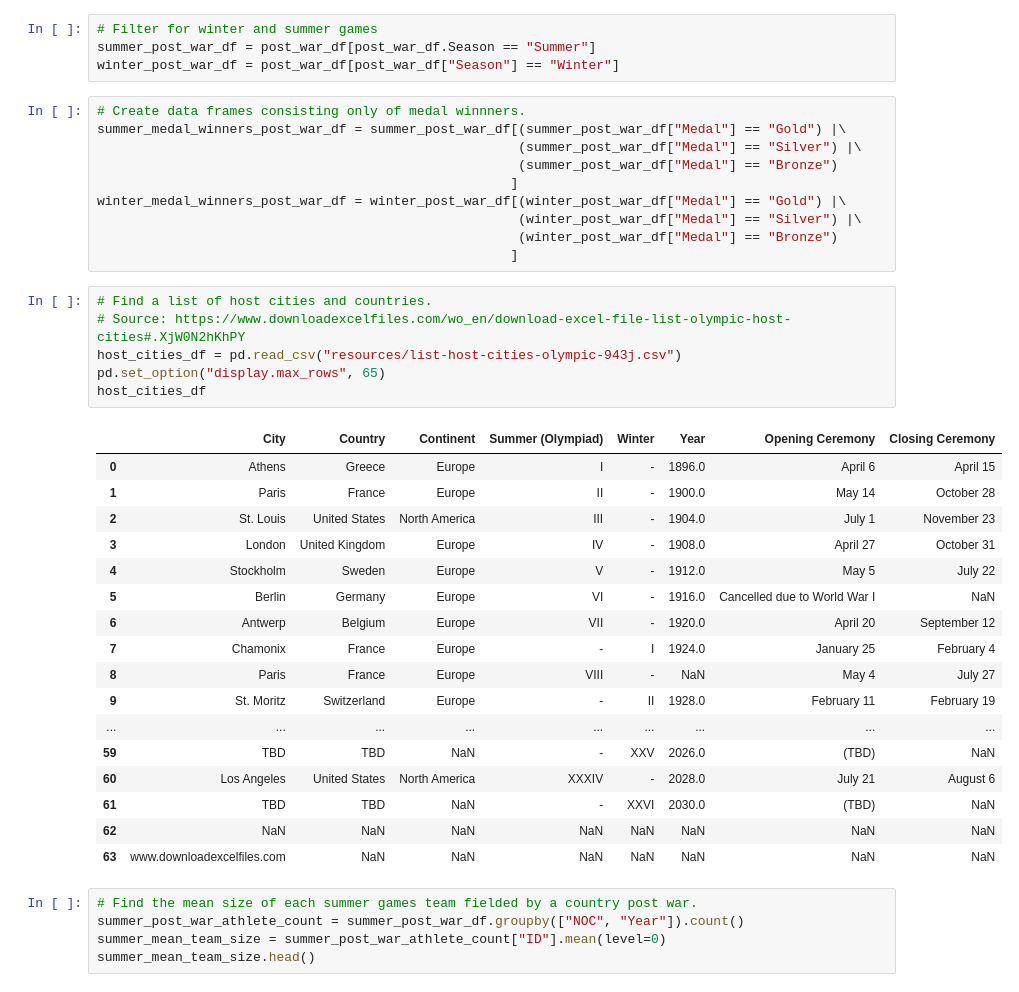
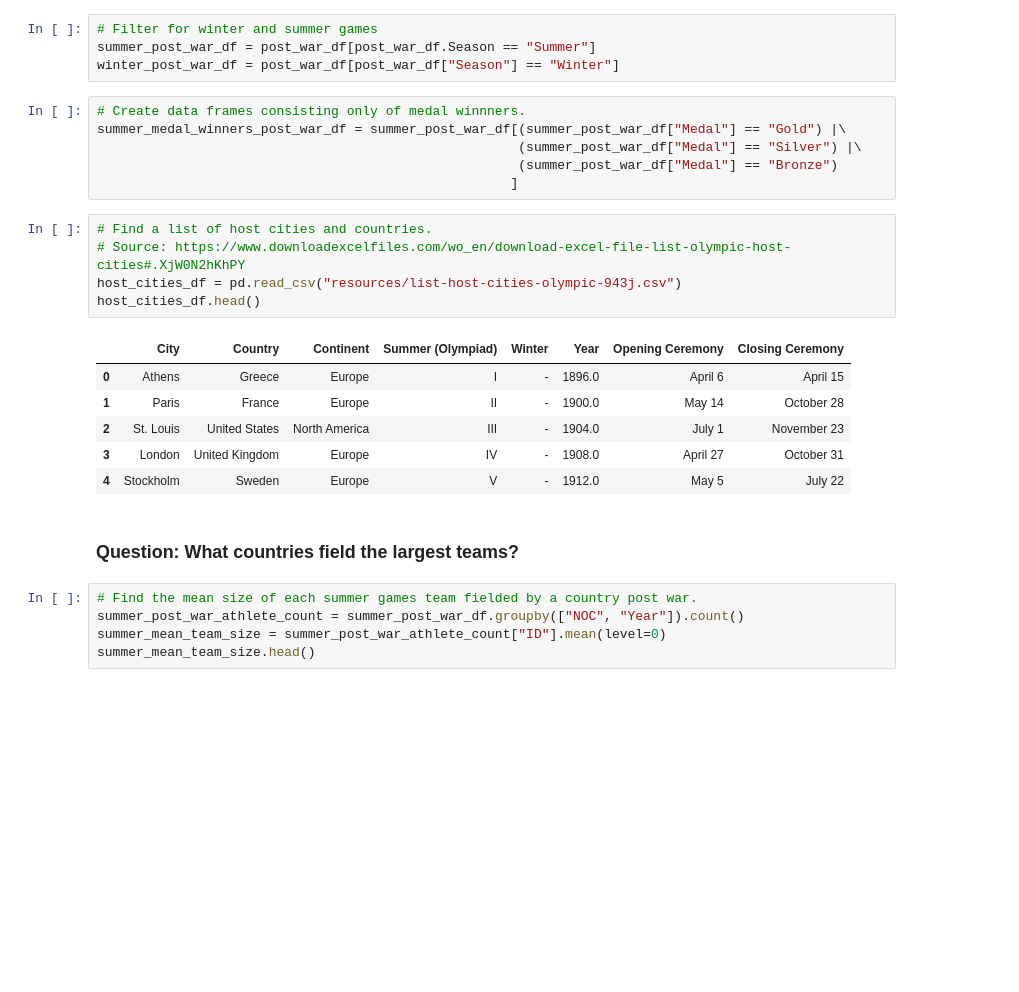
Before and after one commit to tysorensen/project1-group1, a Jupyter notebook: olympic_data_analysis_tdh.ipynb, the cells around one changed output. Drawn from its saved outputs; the diff is of its cells as text; blank space fills up the shorter version.

```diff
--- a/olympic_data_analysis_tdh.ipynb
+++ b/olympic_data_analysis_tdh.ipynb
@@ -33,34 +35,20 @@ summer_medal_winners_post_war_df = summer_post_war_df[(summer_post_war_df["Medal
                                                       (summer_post_war_df["Medal"] == "Silver") |\
                                                       (summer_post_war_df["Medal"] == "Bronze")
                                                      ]
-winter_medal_winners_post_war_df = winter_post_war_df[(winter_post_war_df["Medal"] == "Gold") |\
-                                                      (winter_post_war_df["Medal"] == "Silver") |\
-                                                      (winter_post_war_df["Medal"] == "Bronze")
-                                                     ]
 # %%
 # Find a list of host cities and countries.
 # Source: https://www.downloadexcelfiles.com/wo_en/download-excel-file-list-olympic-host-cities#.XjW0N2hKhPY
 host_cities_df = pd.read_csv("resources/list-host-cities-olympic-943j.csv")
-pd.set_option("display.max_rows", 65)
-host_cities_df
+host_cities_df.head()
 # %% [output]
 |  | City | Country | Continent | Summer (Olympiad) | Winter | Year | Opening Ceremony | Closing Ceremony |
 | 0 | Athens | Greece | Europe | I | - | 1896.0 | April 6 | April 15 |
 | 1 | Paris | France | Europe | II | - | 1900.0 | May 14 | October 28 |
 | 2 | St. Louis | United States | North America | III | - | 1904.0 | July 1 | November 23 |
 | 3 | London | United Kingdom | Europe | IV | - | 1908.0 | April 27 | October 31 |
 | 4 | Stockholm | Sweden | Europe | V | - | 1912.0 | May 5 | July 22 |
-| 5 | Berlin | Germany | Europe | VI | - | 1916.0 | Cancelled due to World War I | NaN |
-| 6 | Antwerp | Belgium | Europe | VII | - | 1920.0 | April 20 | September 12 |
-| 7 | Chamonix | France | Europe | - | I | 1924.0 | January 25 | February 4 |
-| 8 | Paris | France | Europe | VIII | - | NaN | May 4 | July 27 |
-| 9 | St. Moritz | Switzerland | Europe | - | II | 1928.0 | February 11 | February 19 |
-| ... | ... | ... | ... | ... | ... | ... | ... | ... |
-| 59 | TBD | TBD | NaN | - | XXV | 2026.0 | (TBD) | NaN |
-| 60 | Los Angeles | United States | North America | XXXIV | - | 2028.0 | July 21 | August 6 |
-| 61 | TBD | TBD | NaN | - | XXVI | 2030.0 | (TBD) | NaN |
-| 62 | NaN | NaN | NaN | NaN | NaN | NaN | NaN | NaN |
-| 63 | www.downloadexcelfiles.com | NaN | NaN | NaN | NaN | NaN | NaN | NaN |
+# %% [markdown]
+### Question: What countries field the largest teams?
 # %%
 # Find the mean size of each summer games team fielded by a country post war.
 summer_post_war_athlete_count = summer_post_war_df.groupby(["NOC", "Year"]).count()
```
Also changed, not shown: parts of 6 cells of this notebook, 2 other files.
